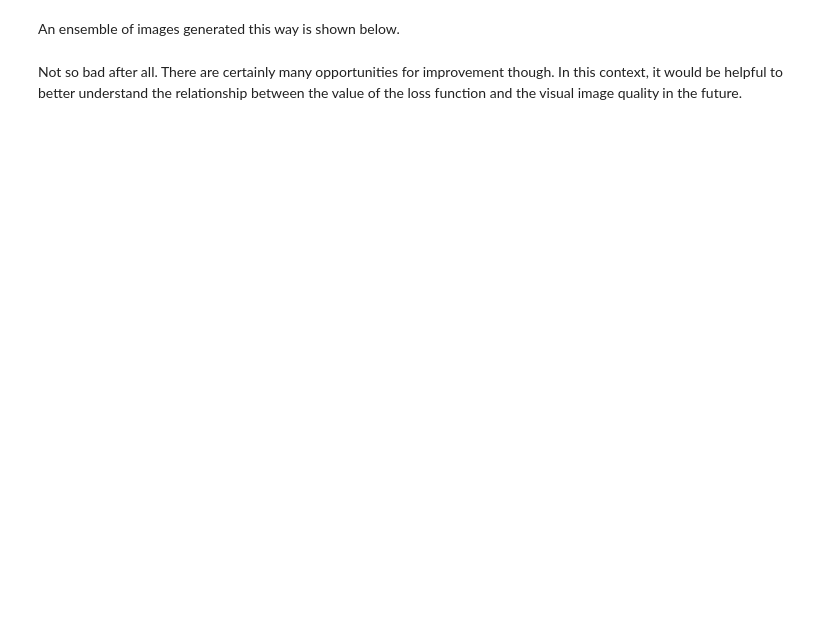
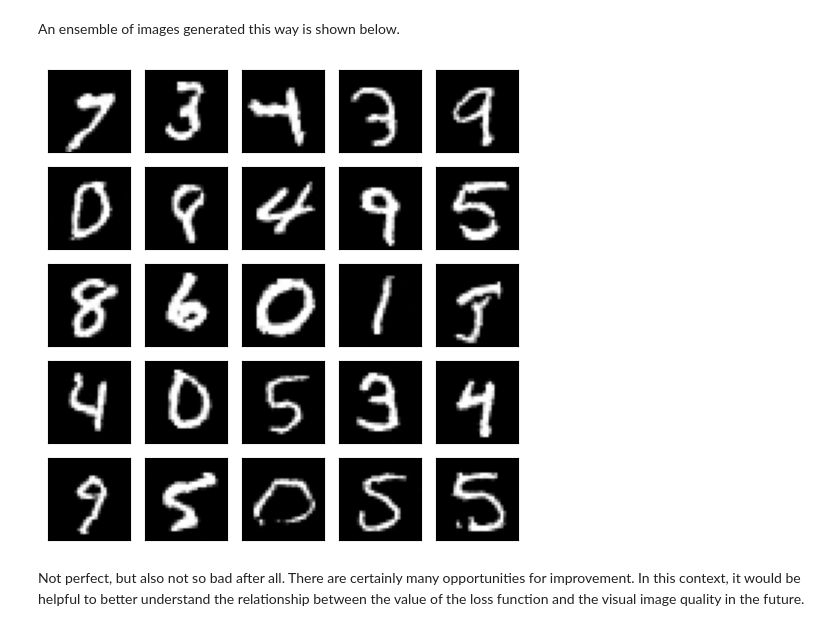
Before and after one commit to joseph-nagel/diffusion-demo, a Jupyter notebook: notebooks/ddpm_mnist.ipynb, the cells around one changed output. Cells and saved outputs as stored; diff of their text form; code cells hidden in the pictures; blank space fills up the shorter version.

```diff
--- a/notebooks/ddpm_mnist.ipynb
+++ b/notebooks/ddpm_mnist.ipynb
@@ -133,13 +142,15 @@ fig.tight_layout()
 # %% [markdown]
 An ensemble of images generated this way is shown below.
 # %%
-x_gen = ddpm.generate(sample_shape=image_shape, num_samples=16).cpu()
+x_gen = ddpm.generate(sample_shape=image_shape, num_samples=25).cpu()
 # %%
-fig, axes = plt.subplots(nrows=4, ncols=4, figsize=(5, 5))
+fig, axes = plt.subplots(nrows=5, ncols=5, figsize=(5, 5))
 for idx, ax in enumerate(axes.ravel()):
     image = x_gen[idx, 0].numpy()
     ax.imshow(image, cmap='gray', vmin=0, vmax=1)
     ax.set(xticks=[], yticks=[], xlabel='', ylabel='')
 fig.tight_layout()
+# %% [output]
+[figure, added]
 # %% [markdown]
-Not so bad after all. There are certainly many opportunities for improvement though. In this context, it would be helpful to better understand the relationship between the value of the loss function and the visual image quality in the future.
+Not perfect, but also not so bad after all. There are certainly many opportunities for improvement. In this context, it would be helpful to better understand the relationship between the value of the loss function and the visual image quality in the future.
```
Also changed, not shown: parts of 6 cells of this notebook, 2 other files.
